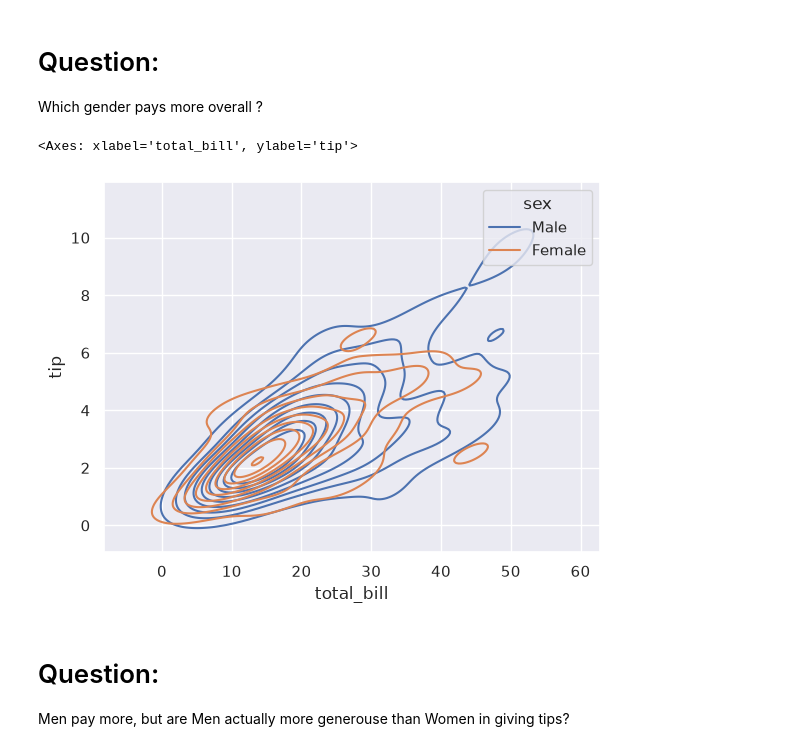
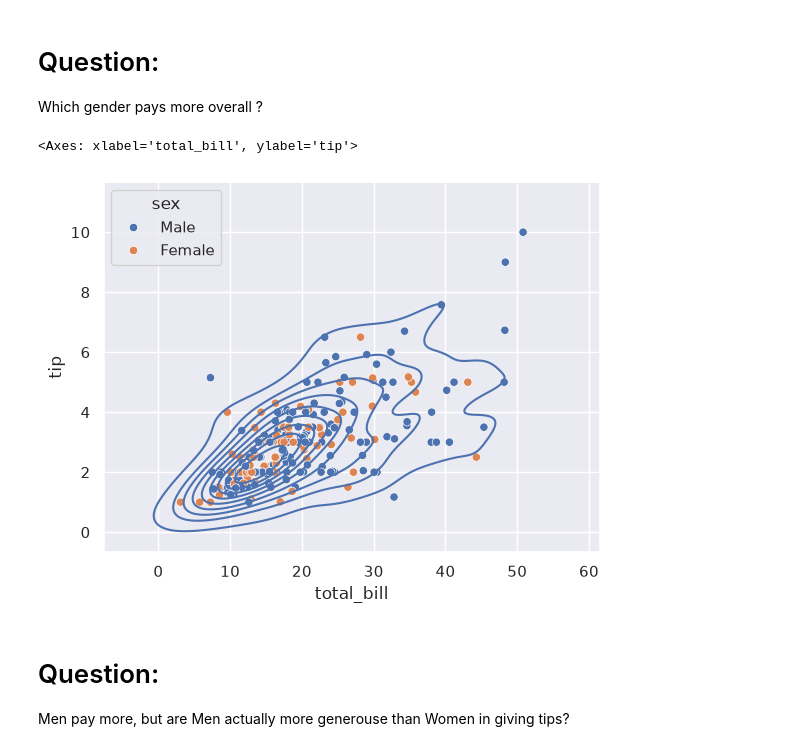
Before and after one commit to amir-razmi/tips-dataset-regression, a Jupyter notebook: notebooks/3-multivariate-data-analysis.ipynb, the cells around one changed output. Saved outputs shown, nothing was run; the diff lists cells and outputs as text; code cells hidden in the pictures.

```diff
--- a/notebooks/3-multivariate-data-analysis.ipynb
+++ b/notebooks/3-multivariate-data-analysis.ipynb
@@ -38,13 +38,13 @@ sns.regplot(data=df, x='total_bill', y='tip', line_kws={'color': 'red'})
 # Question:
 Which gender pays more overall ?
 # %%
-# sns.scatterplot(data=df, x='total_bill', y='tip', hue='sex')
-sns.kdeplot(data=df, x='total_bill', y='tip', hue='sex')
+sns.scatterplot(data=df, x='total_bill', y='tip', hue='sex')
+sns.kdeplot(data=df, x='total_bill', y='tip')
 
 #INFO: As distance from the median increases, the male-to-female ratio widens significantly, with males dominating the high-end outliers.
 # %% [output]
 <Axes: xlabel='total_bill', ylabel='tip'>
-[figure, old version]
+[figure, new version]
 # %% [markdown]
 # Question:
 Men pay more, but are Men actually more generouse than Women in giving tips?
```
Also changed, not shown: parts of 2 cells of this notebook.
